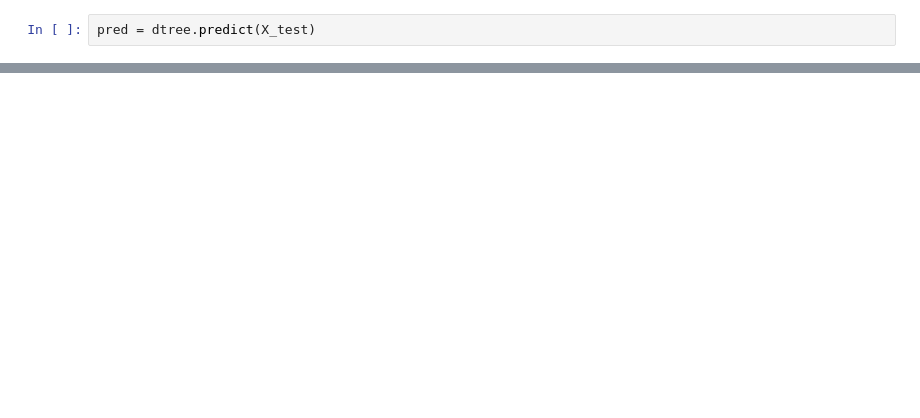
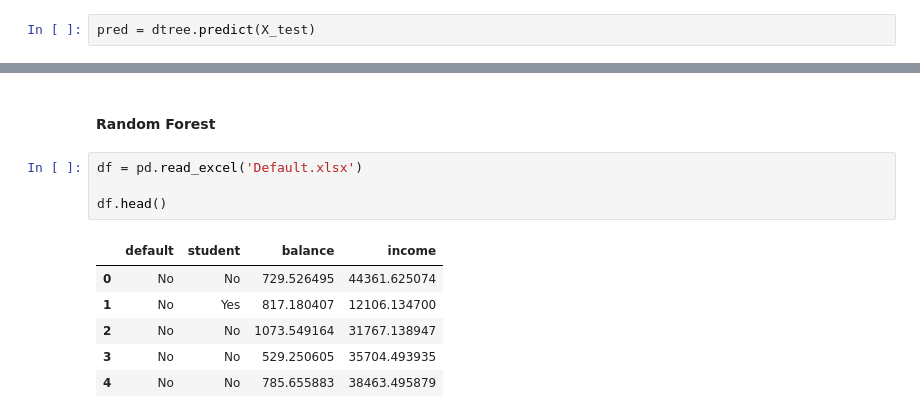
Before and after one commit to benjov/Econometria-II-2022, a Jupyter notebook: Clase_13_SupervisedLearning/Regression_decisionTree.ipynb, the cells around one changed output, grey strips where cells are left out. Drawn from its saved outputs; the diff is of its cells as text; blank space fills up the shorter version.

```diff
--- a/Clase_13_SupervisedLearning/Regression_decisionTree.ipynb
+++ b/Clase_13_SupervisedLearning/Regression_decisionTree.ipynb
@@ -368,0 +351,13 @@ weighted avg       0.77      0.68      0.65       149
+# %% [markdown]
+#### Random Forest
+# %%
+df = pd.read_excel('Default.xlsx')
+
+df.head()
+# %% [output]
+|  | default | student | balance | income |
+| 0 | No | No | 729.526495 | 44361.625074 |
+| 1 | No | Yes | 817.180407 | 12106.134700 |
+| 2 | No | No | 1073.549164 | 31767.138947 |
+| 3 | No | No | 529.250605 | 35704.493935 |
+| 4 | No | No | 785.655883 | 38463.495879 |
```
Also changed, not shown: parts of 19 cells of this notebook, 3 other files.
